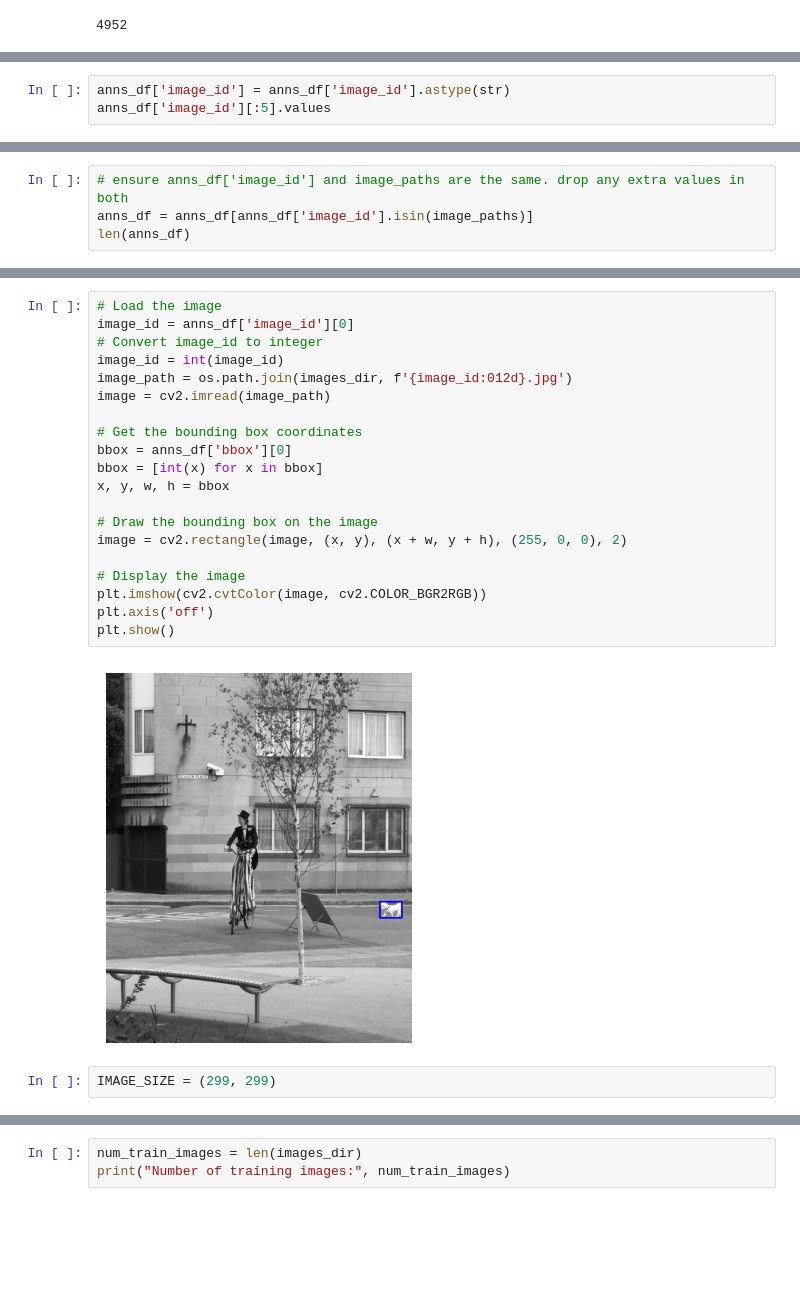
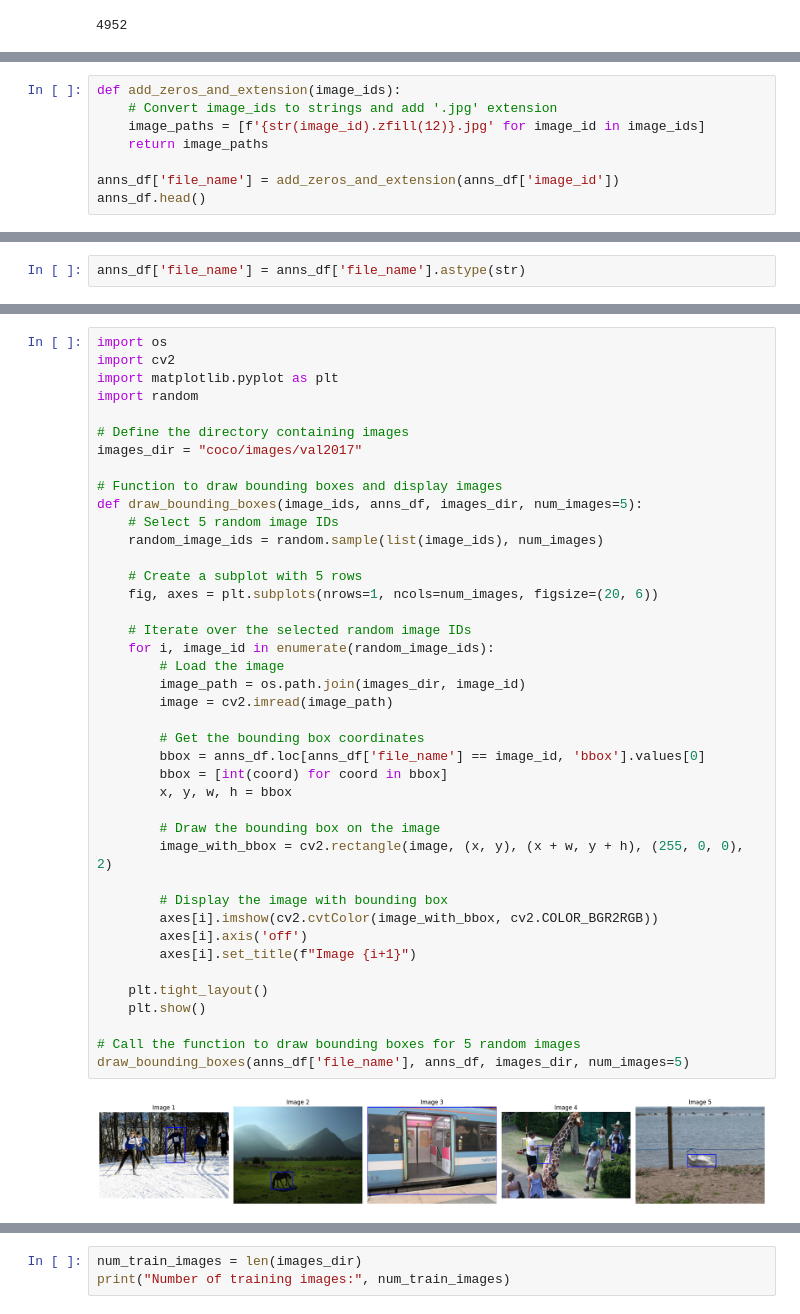
Before and after one commit to MatthewDulcich/Transformer-Image-Captioning, a Jupyter notebook: test.ipynb, the cells around one changed output, grey strips where cells are left out. Cells and saved outputs as stored; diff of their text form; blank space fills up the shorter version.

```diff
--- a/test.ipynb
+++ b/test.ipynb
@@ -213,0 +172,8 @@ print(image_paths[:5])
+# %%
+def add_zeros_and_extension(image_ids):
+    # Convert image_ids to strings and add '.jpg' extension
+    image_paths = [f'{str(image_id).zfill(12)}.jpg' for image_id in image_ids]
+    return image_paths
+
+anns_df['file_name'] = add_zeros_and_extension(anns_df['image_id'])
+anns_df.head()
@@ -214,3 +187,2 @@ print(image_paths[:5])
 # %%
-anns_df['image_id'] = anns_df['image_id'].astype(str)
-anns_df['image_id'][:5].values
+anns_df['file_name'] = anns_df['file_name'].astype(str)
@@ -219,4 +188,0 @@ array(['289343', '61471', '472375', '520301', '579321'], dtype=object)
-# %%
-# ensure anns_df['image_id'] and image_paths are the same. drop any extra values in both
-anns_df = anns_df[anns_df['image_id'].isin(image_paths)]
-len(anns_df)
@@ -234,24 +193,43 @@ anns_df.head()
 # %%
-# Load the image
-image_id = anns_df['image_id'][0]
-# Convert image_id to integer
-image_id = int(image_id)
-image_path = os.path.join(images_dir, f'{image_id:012d}.jpg')
-image = cv2.imread(image_path)
+import os
+import cv2
+import matplotlib.pyplot as plt
+import random
 
-# Get the bounding box coordinates
-bbox = anns_df['bbox'][0]
-bbox = [int(x) for x in bbox]
-x, y, w, h = bbox
+# Define the directory containing images
+images_dir = "coco/images/val2017"
 
-# Draw the bounding box on the image
-image = cv2.rectangle(image, (x, y), (x + w, y + h), (255, 0, 0), 2)
+# Function to draw bounding boxes and display images
+def draw_bounding_boxes(image_ids, anns_df, images_dir, num_images=5):
+    # Select 5 random image IDs
+    random_image_ids = random.sample(list(image_ids), num_images)
 
-# Display the image
-plt.imshow(cv2.cvtColor(image, cv2.COLOR_BGR2RGB))
-plt.axis('off')
-plt.show()
+    # Create a subplot with 5 rows
+    fig, axes = plt.subplots(nrows=1, ncols=num_images, figsize=(20, 6))
+
+    # Iterate over the selected random image IDs
+    for i, image_id in enumerate(random_image_ids):
+        # Load the image
+        image_path = os.path.join(images_dir, image_id)
+        image = cv2.imread(image_path)
+
+        # Get the bounding box coordinates
+        bbox = anns_df.loc[anns_df['file_name'] == image_id, 'bbox'].values[0]
+        bbox = [int(coord) for coord in bbox]
+        x, y, w, h = bbox
+
+        # Draw the bounding box on the image
+        image_with_bbox = cv2.rectangle(image, (x, y), (x + w, y + h), (255, 0, 0), 2)
+
+        # Display the image with bounding box
+        axes[i].imshow(cv2.cvtColor(image_with_bbox, cv2.COLOR_BGR2RGB))
+        axes[i].axis('off')
+        axes[i].set_title(f"Image {i+1}")
+
+    plt.tight_layout()
+    plt.show()
+
+# Call the function to draw bounding boxes for 5 random images
+draw_bounding_boxes(anns_df['file_name'], anns_df, images_dir, num_images=5)
 # %% [output]
-[figure, old version]
+[figure, new version]
-# %%
-IMAGE_SIZE = (299, 299)
```
Also changed, not shown: parts of 13 cells of this notebook.
